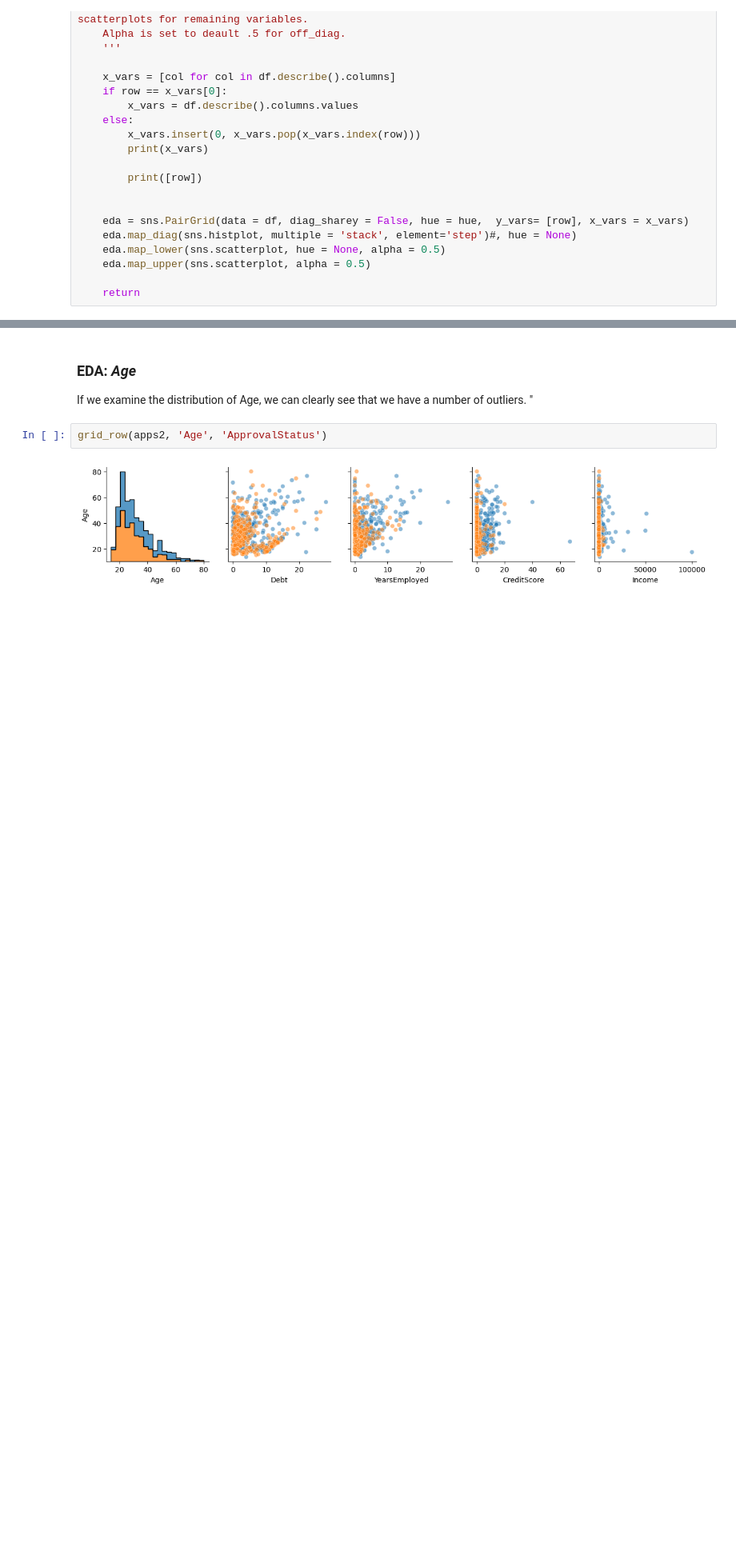
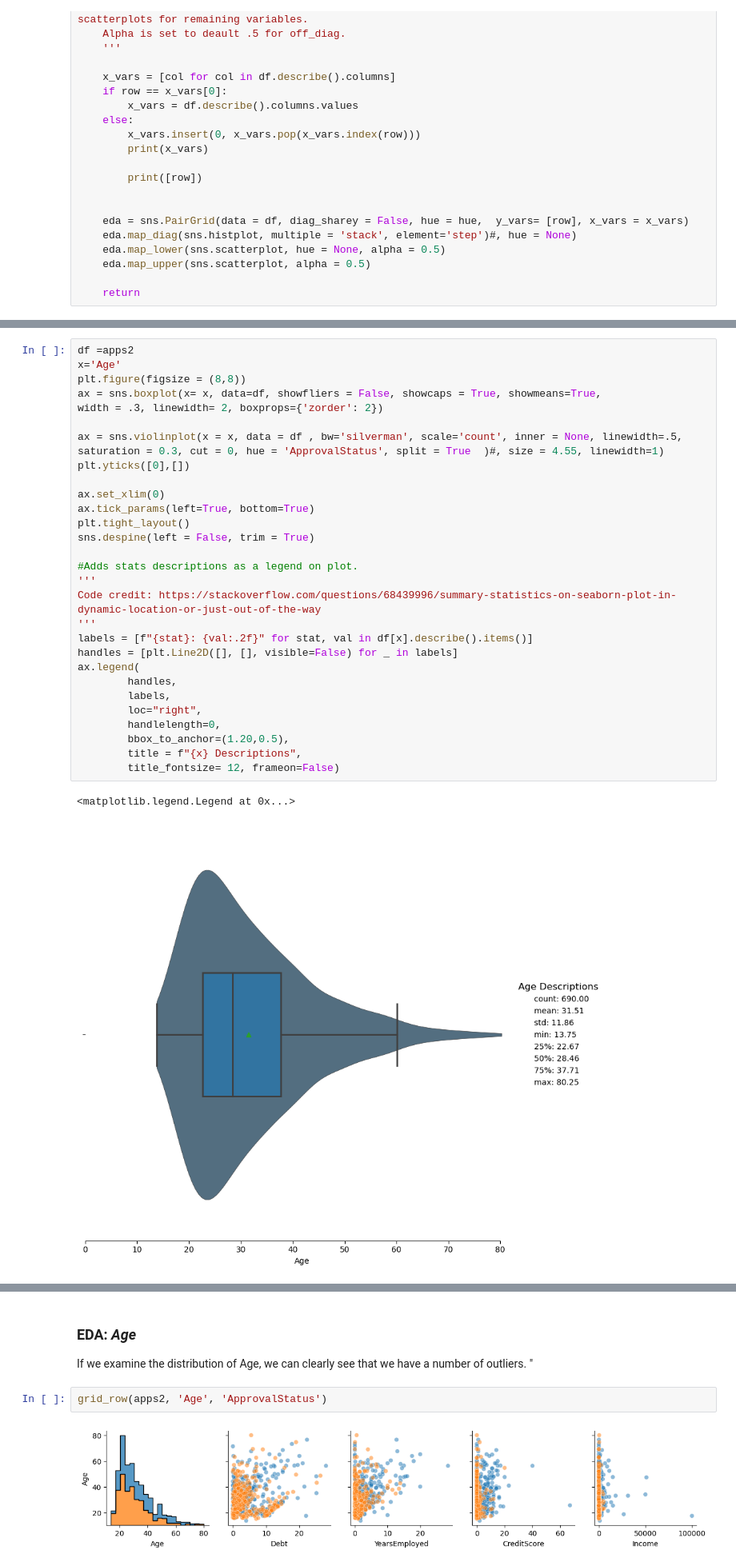
Before and after one commit to nvbergen/DC_project_CC_apps, a Jupyter notebook: Code/Credit approval Project.ipynb, the cells around one changed output, grey strips where cells are left out. Shown at 80% size. Cells and saved outputs as stored; diff of their text form; blank space fills up the shorter version.

Commit message:
added raincloud plots for some cat vars

```diff
--- a/Code/Credit approval Project.ipynb
+++ b/Code/Credit approval Project.ipynb
@@ -1074,3 +1076,36 @@ def singlebox(df, x, y):
         title_fontsize= 12, frameon=False
     );
     return
+# %%
+df =apps2
+x='Age'
+plt.figure(figsize = (8,8))
+ax = sns.boxplot(x= x, data=df, showfliers = False, showcaps = True, showmeans=True,
+width = .3, linewidth= 2, boxprops={'zorder': 2})
+
+ax = sns.violinplot(x = x, data = df , bw='silverman', scale='count', inner = None, linewidth=.5,
+saturation = 0.3, cut = 0, hue = 'ApprovalStatus', split = True  )#, size = 4.55, linewidth=1)
+plt.yticks([0],[])
+
+ax.set_xlim(0)
+ax.tick_params(left=True, bottom=True)
+plt.tight_layout()
+sns.despine(left = False, trim = True)
+
+#Adds stats descriptions as a legend on plot.
+'''
+Code credit: https://stackoverflow.com/questions/68439996/summary-statistics-on-seaborn-plot-in-dynamic-location-or-just-out-of-the-way
+'''
+labels = [f"{stat}: {val:.2f}" for stat, val in df[x].describe().items()]
+handles = [plt.Line2D([], [], visible=False) for _ in labels]
+ax.legend(
+        handles,
+        labels,
+        loc="right",
+        handlelength=0,
+        bbox_to_anchor=(1.20,0.5),
+        title = f"{x} Descriptions",
+        title_fontsize= 12, frameon=False)
+# %% [output]
+<matplotlib.legend.Legend at 0x...>
+[figure, added]
```
Also changed, not shown: parts of 3 cells of this notebook.
